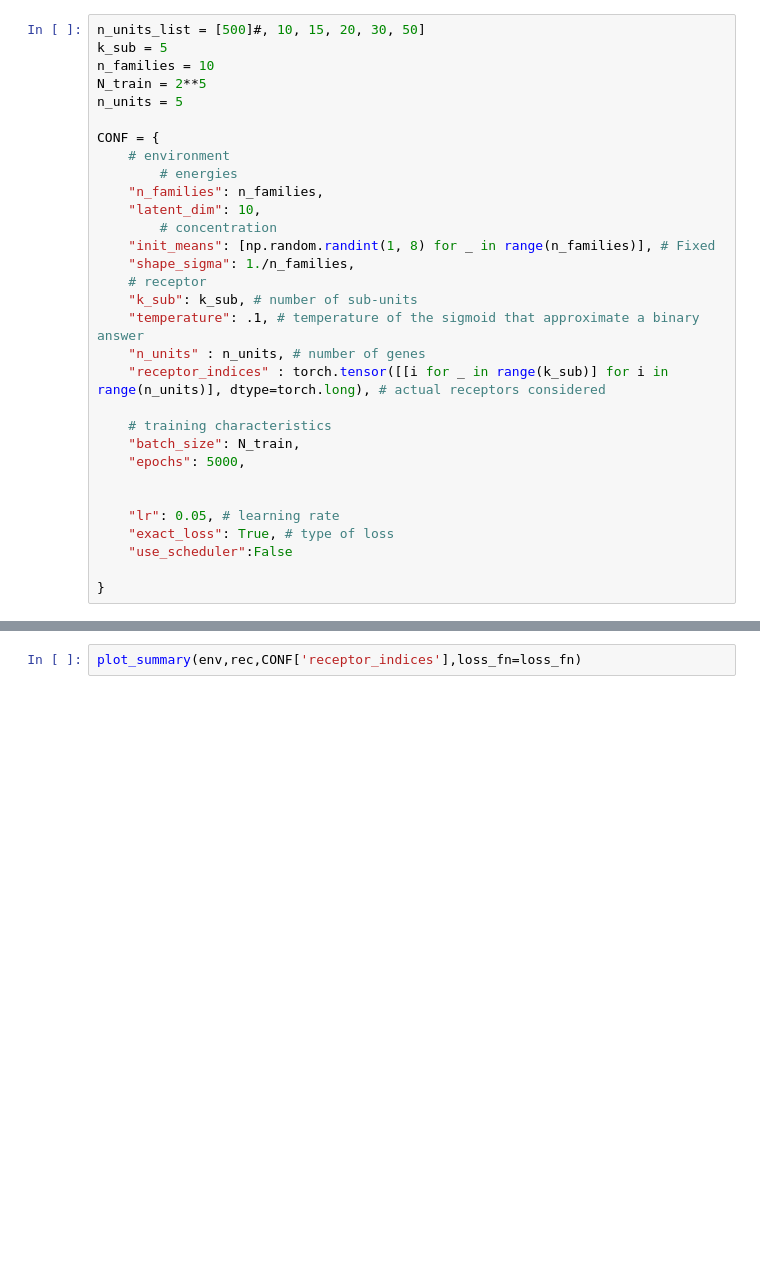
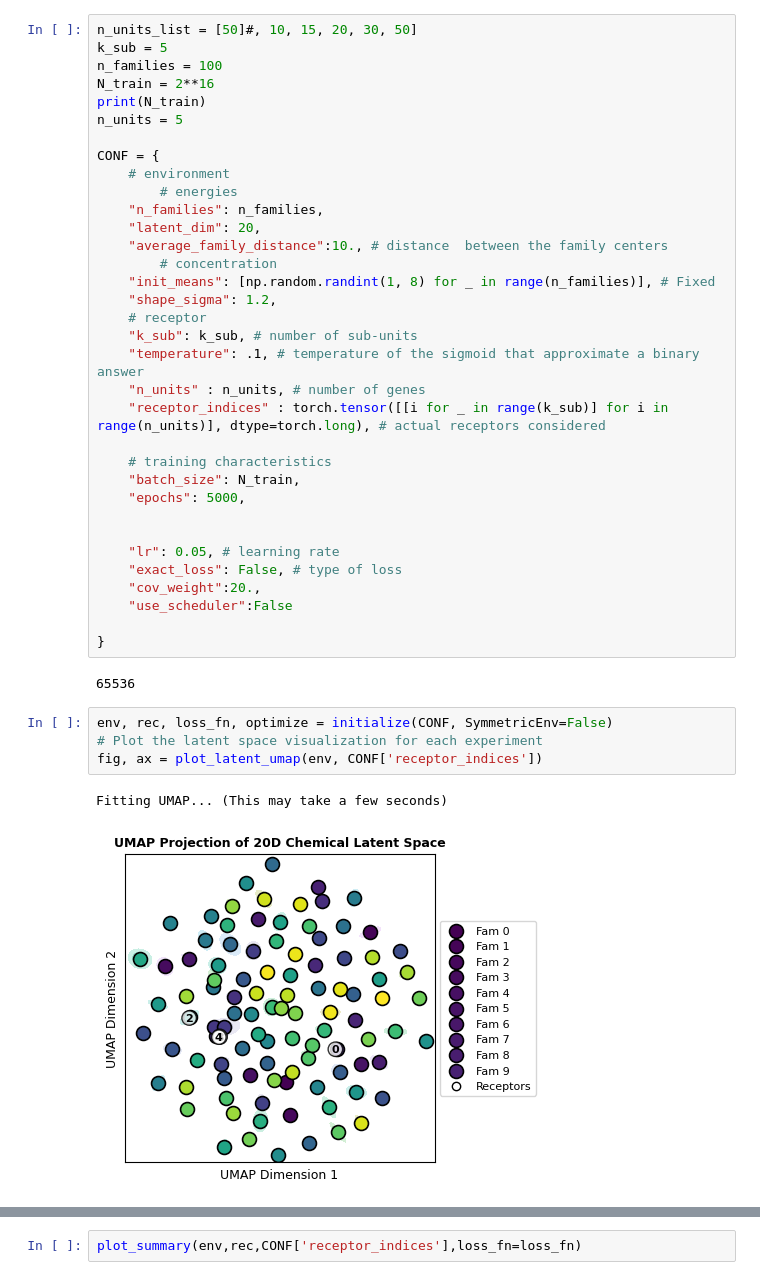
Before and after one commit to HugoLeRoy94/opt_bin_resp, a Jupyter notebook: run/notebooks/test_script.ipynb, the cells around one changed output, grey strips where cells are left out. Saved outputs shown, nothing was run; the diff lists cells and outputs as text; blank space fills up the shorter version.

```diff
--- a/run/notebooks/test_script.ipynb
+++ b/run/notebooks/test_script.ipynb
@@ -25,18 +26,20 @@ from src.IO import ExperimentLogger
 # %%
-n_units_list = [500]#, 10, 15, 20, 30, 50]
+n_units_list = [50]#, 10, 15, 20, 30, 50]
 k_sub = 5
-n_families = 10
-N_train = 2**5
+n_families = 100
+N_train = 2**16
+print(N_train)
 n_units = 5
 
 CONF = {
     # environment
         # energies
     "n_families": n_families,
-    "latent_dim": 10,
+    "latent_dim": 20,
+    "average_family_distance":10., # distance  between the family centers
         # concentration
     "init_means": [np.random.randint(1, 8) for _ in range(n_families)], # Fixed
-    "shape_sigma": 1./n_families,
+    "shape_sigma": 1.2,
     # receptor
     "k_sub": k_sub, # number of sub-units
     "temperature": .1, # temperature of the sigmoid that approximate a binary answer
@@ -49,7 +52,17 @@ CONF = {
 
 
     "lr": 0.05, # learning rate
-    "exact_loss": True, # type of loss
+    "exact_loss": False, # type of loss
+    "cov_weight":20.,
     "use_scheduler":False
 
 }
+# %% [output]
+65536
+# %%
+env, rec, loss_fn, optimize = initialize(CONF, SymmetricEnv=False)
+# Plot the latent space visualization for each experiment
+fig, ax = plot_latent_umap(env, CONF['receptor_indices'])
+# %% [output]
+Fitting UMAP... (This may take a few seconds)
+[figure, added]
```
Also changed, not shown: parts of 6 cells of this notebook, 1 other file.
